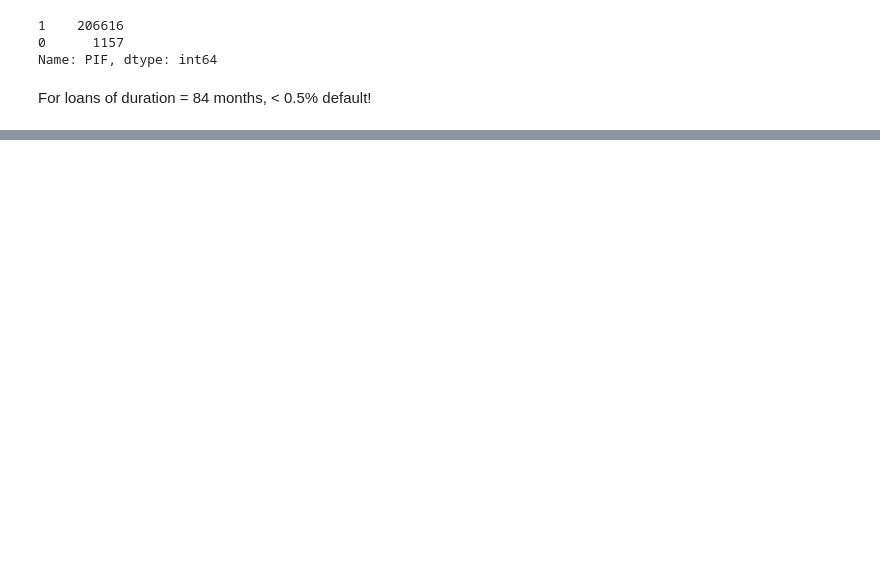
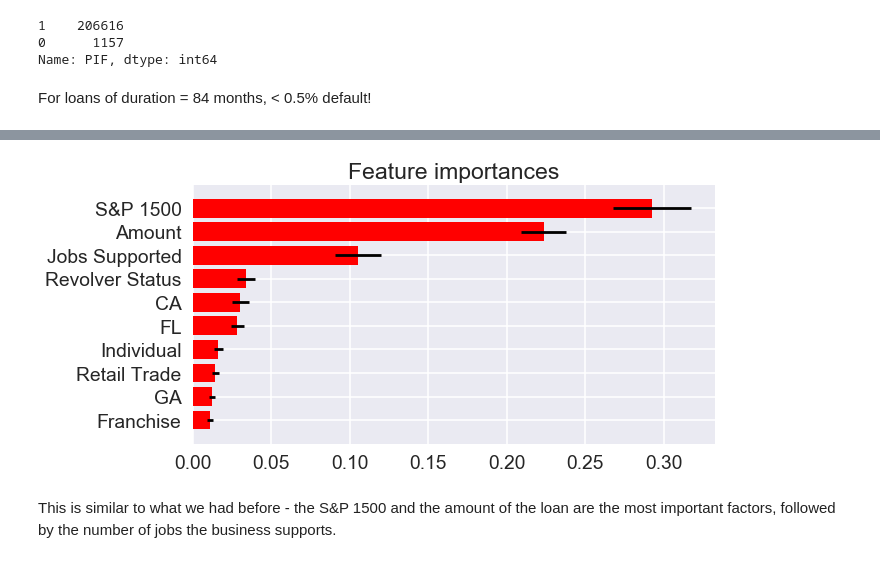
Before and after one commit to sanjanedic/SBARepay, a Jupyter notebook: SBARepayML.ipynb, the cells around one changed output, grey strips where cells are left out. Saved outputs shown, nothing was run; the diff lists cells and outputs as text; code cells hidden in the pictures; blank space fills up the shorter version.

```diff
--- a/SBARepayML.ipynb
+++ b/SBARepayML.ipynb
@@ -632,0 +542,6 @@ len(X_train_v1.columns)
+# %%
+# Logistic Regression Classification
+logmodel_l84 = LogisticRegression(class_weight = 'balanced')
+logmodel_l84.fit(X_train_l84, y_train_l84)
+lm_l84_pred = logmodel_l84.predict(X_test_l84)
+print(classification_report(y_test_l84, lm_l84_pred))
@@ -632,0 +555,6 @@ len(X_train_v1.columns)
+# %%
+# GridSearch for Logistic Regression
+param_grid = {'C': [0.001, 0.005, 0.1, 0.5, 1, 5, 10, 50, 100, 500, 1000, 5000, 10000]}
+grid_l84 = GridSearchCV(LogisticRegression(class_weight = 'balanced'), param_grid, refit=True,verbose=1)
+grid_l84.fit(X_train_l84, y_train_l84)
+print(grid_l84.best_params_)
@@ -632,0 +630,5 @@ len(X_train_v1.columns)
+# %%
+# Run RF with optimal paramters
+opt_rf_l84 = RandomForestClassifier(class_weight = 'balanced', max_features = 0.2, min_samples_leaf = 5, n_estimators = 100)
+opt_rf_l84.fit(X_train_l84, y_train_l84)
+opt_rf_l84_pred = opt_rf_l84.predict(X_test_l84)
@@ -632,0 +707,27 @@ len(X_train_v1.columns)
+# %%
+# Plot the feature importances of the forest
+importances = opt_rf_l84.feature_importances_
+std = np.std([tree.feature_importances_ for tree in opt_rf_l84.estimators_],
+             axis=0)
+indices = np.argsort(importances)[::-1]
+
+# Plot the feature importances of the forest
+fig = plt.figure(figsize = (10,5))
+
+plt.title("Feature importances")
+plt.barh(range(10), importances[indices][0:10][::-1],
+       color="r", xerr=std[indices][0:10][::-1], align="center")
+# If you want to define your own labels,
+# change indices to a list of labels on the following line.
+plt.yticks(range(10), ['S&P 1500', 'Amount', 'Jobs Supported', 'Revolver Status',
+                       'CA',  'FL', 'Individual', 'Retail Trade', 'GA', 'Franchise'][::-1])
+
+plt.ylim([-1,10])
+plt.tight_layout()
+
+
+fig.savefig('L84_RF_FImportance.png', dpi = 300)
+# %% [output]
+[figure, added]
+# %% [markdown]
+This is similar to what we had before - the S&P 1500 and the amount of the loan are the most important factors, followed by the number of jobs the business supports.
```
Also changed, not shown: parts of 128 cells of this notebook.
